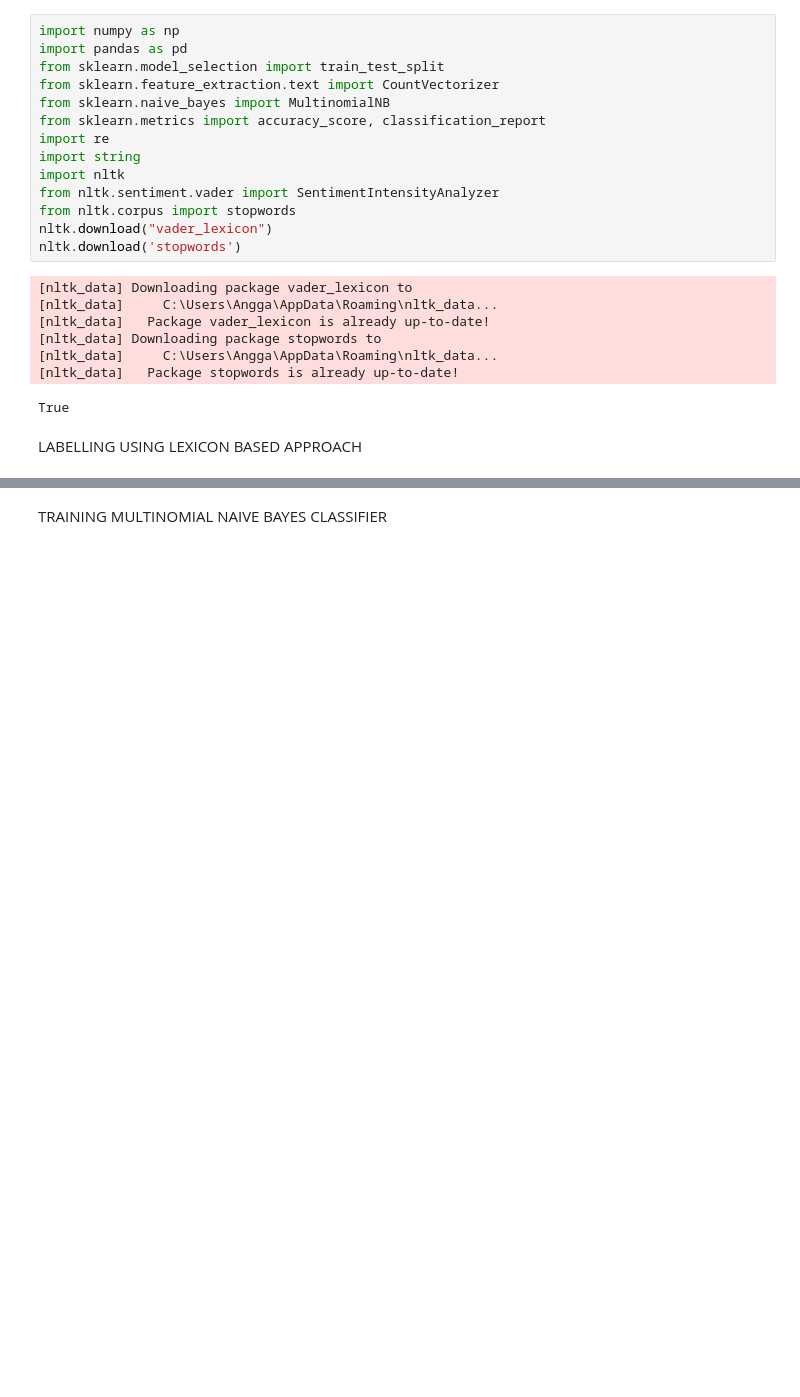
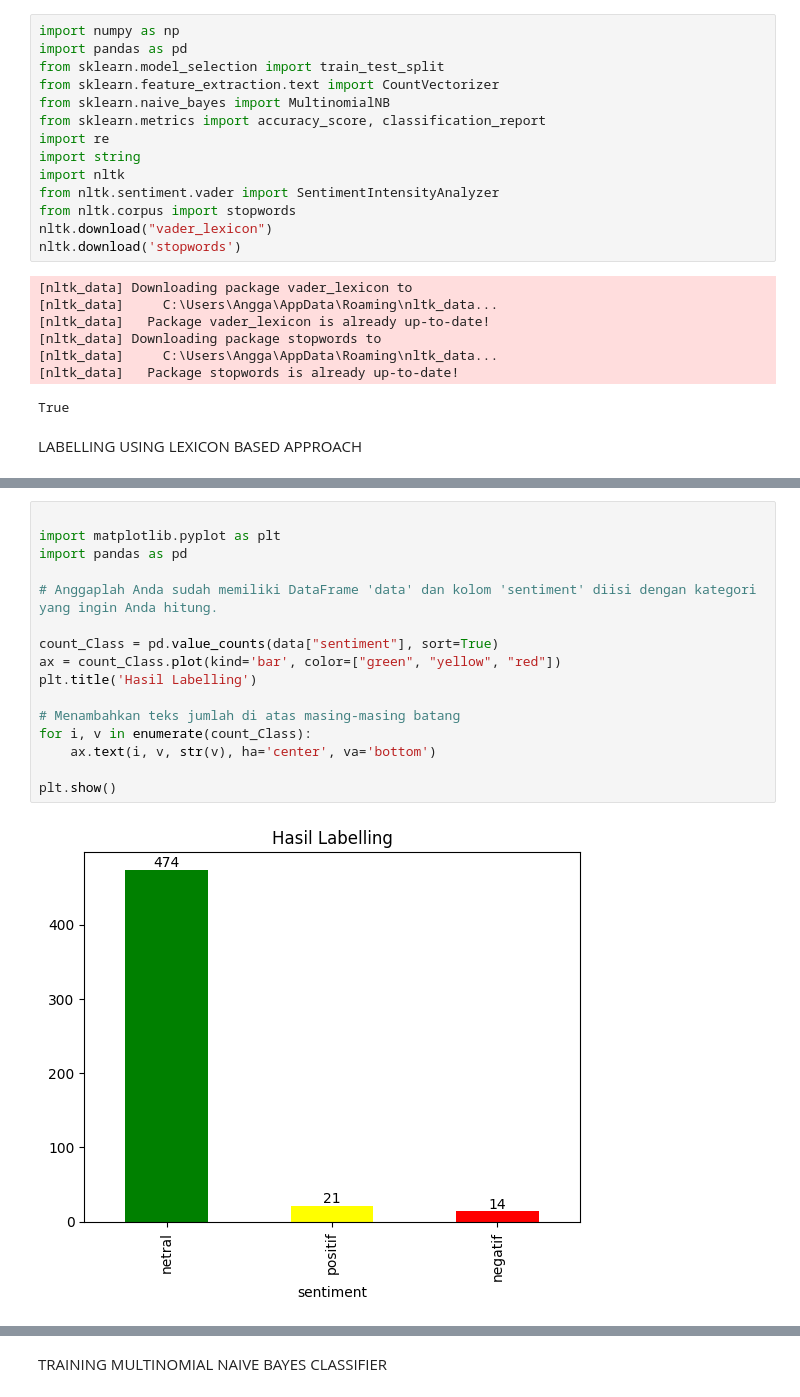
Before and after one commit to ArtEnginer/AnalisisSentimentNaiveBayesPresiden, a Jupyter notebook: codeAnis.ipynb, the cells around one changed output, grey strips where cells are left out. Cells and saved outputs as stored; diff of their text form; blank space fills up the shorter version.

Commit message:
visualisasi

```diff
--- a/codeAnis.ipynb
+++ b/codeAnis.ipynb
@@ -54,6 +52,24 @@ netral     474
 positif     21
 negatif     14
 Name: count, dtype: int64
+# %%
+
+import matplotlib.pyplot as plt
+import pandas as pd
+
+# Anggaplah Anda sudah memiliki DataFrame 'data' dan kolom 'sentiment' diisi dengan kategori yang ingin Anda hitung.
+
+count_Class = pd.value_counts(data["sentiment"], sort=True)
+ax = count_Class.plot(kind='bar', color=["green", "yellow", "red"])
+plt.title('Hasil Labelling')
+
+# Menambahkan teks jumlah di atas masing-masing batang
+for i, v in enumerate(count_Class):
+    ax.text(i, v, str(v), ha='center', va='bottom')
+
+plt.show()
+# %% [output]
+[figure, added]
 # %%
 data['casefolding'] = data['full_text'].str.lower()
 
```
Also changed, not shown: parts of 4 cells of this notebook, 8 other files.
